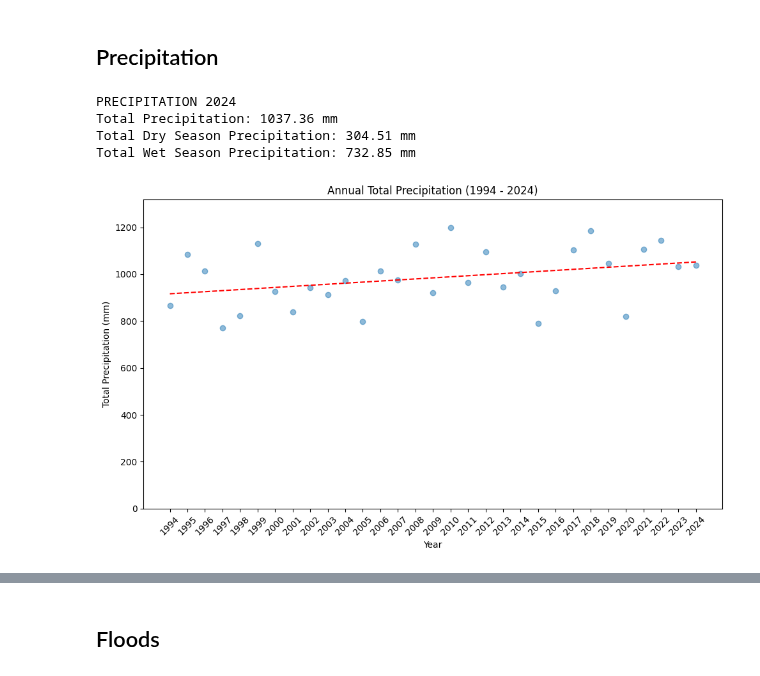
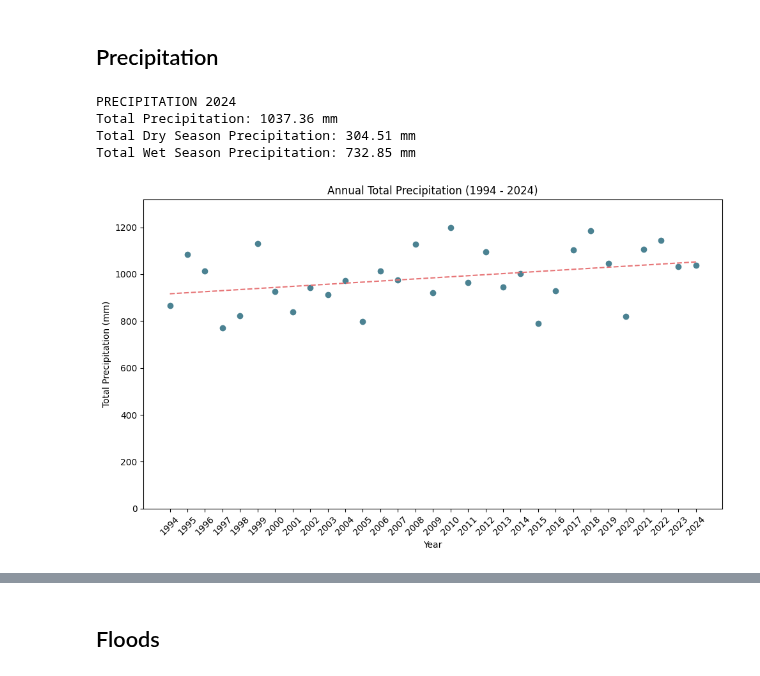
Before and after one commit to inesbsilveira/hummingbirds, a Jupyter notebook: Risk_classification/all_risks.ipynb, the cells around one changed output, grey strips where cells are left out. Saved outputs shown, nothing was run; the diff lists cells and outputs as text; code cells hidden in the pictures.

```diff
--- a/Risk_classification/all_risks.ipynb
+++ b/Risk_classification/all_risks.ipynb
@@ -647,34 +505,33 @@ for year in range(start_year_prec, end_year_prec + 1):
 
     # Append the result to the list
     annual_precipitation.append((year, yearly_precip.getInfo()))
 
 # Print out the results
 #for year, precip in annual_precipitation:
     #print(f"Year {year}: Total Precipitation = {precip:.2f} mm")
 
 # Extract years and precipitation values for plotting
 years = [year for year, _ in annual_precipitation]
 precipitation = [precip for _, precip in annual_precipitation]
 
 # Plot the data
 plt.figure(figsize=(10, 6))
-plt.scatter(years, precipitation, alpha=0.5)
-#plt.plot(years, precipitation, marker='o', color='b', linestyle='-', markersize=5)
+plt.scatter(years, precipitation, color ='#4b8292')
 plt.title('Annual Total Precipitation (1994 - 2024)')
 plt.xlabel('Year')
 plt.ylabel('Total Precipitation (mm)')
 z = np.polyfit(years, precipitation, 1)
 p = np.poly1d(z)
-plt.plot(years, p(years), "r--", label="Trend Line")
+plt.plot(years, p(years), "r--", label="Trend Line", color='#E77577')
 plt.grid(True)
 plt.xticks(years, rotation=45)
 plt.ylim(0, max(precipitation) * 1.1)
 plt.grid(False)
 plt.tight_layout()
 plt.show()
 # %% [output]
 PRECIPITATION 2024
 Total Precipitation: 1037.36 mm
 Total Dry Season Precipitation: 304.51 mm
 Total Wet Season Precipitation: 732.85 mm
-[figure, old version]
+[figure, new version]
```
Also changed, not shown: parts of 6 cells of this notebook.
